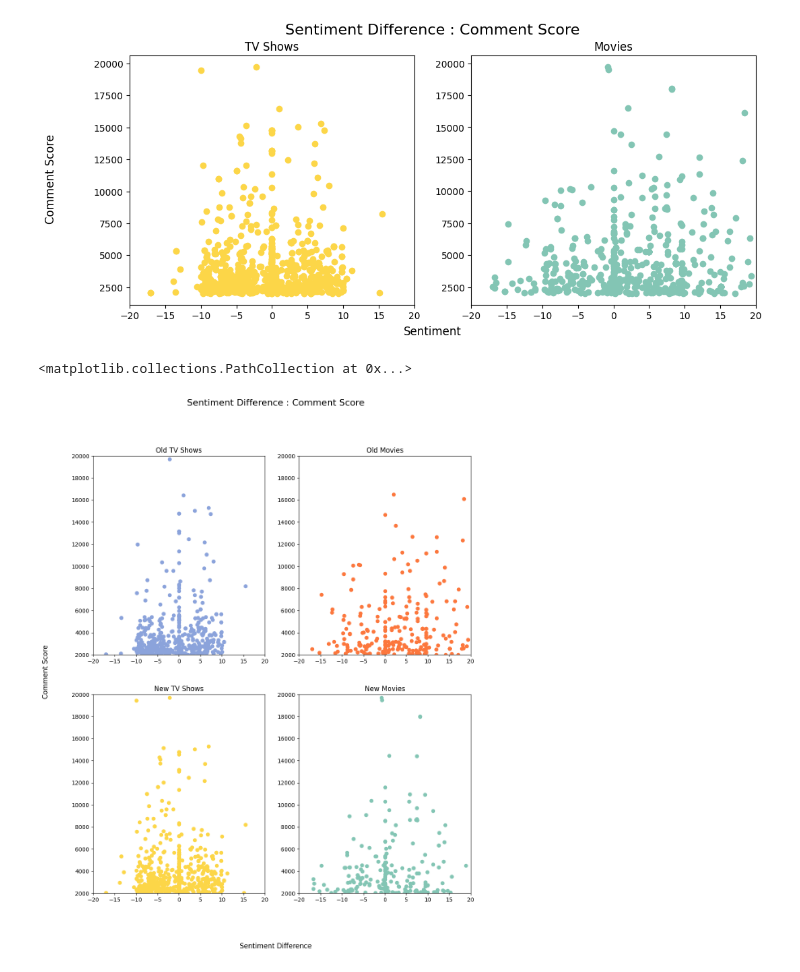
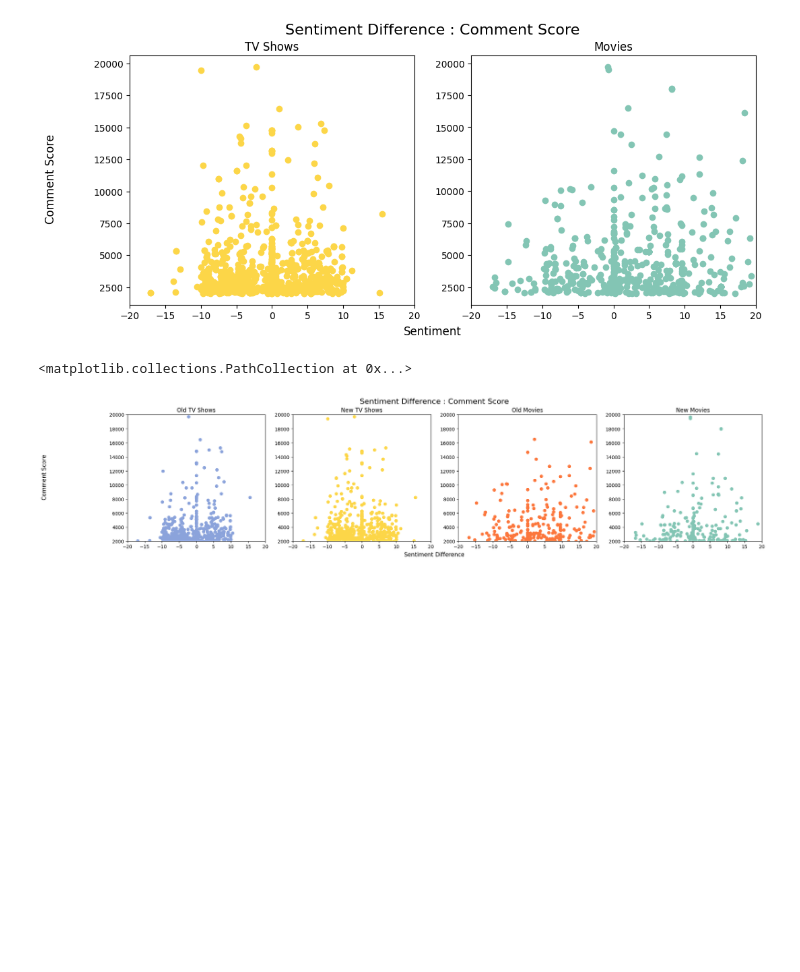
Before and after one commit to lildome/Prof_Hacks_2023_Stuff, a Jupyter notebook: data_vis_post_v_comment.ipynb, the cells around one changed output. Cells and saved outputs as stored; diff of their text form; code cells hidden in the pictures; blank space fills up the shorter version.

Commit message:
modified a plot to better fit the presentation

```diff
--- a/data_vis_post_v_comment.ipynb
+++ b/data_vis_post_v_comment.ipynb
@@ -278,30 +278,29 @@ for collection in old_tv:
 # %%
 old_tv_sent_dif = [10 * x for x in old_tv_sent_dif]
 new_tv_sent_dif = [10 * x for x in new_tv_sent_dif]
 old_movie_sent_dif = [10 * x for x in old_movie_sent_dif]
 new_movie_sent_dif = [10 * x for x in new_movie_sent_dif]
-fig, ax = plt.subplots(2, 2)
-fig.set_figwidth(12)
-fig.set_figheight(14)
+fig, ax = plt.subplots(1, 4)
+fig.set_figwidth(24)
 fig.suptitle("Sentiment Difference : Comment Score", fontsize = 16)
 fig.supxlabel("Sentiment Difference")
 fig.supylabel("Comment Score")
-ax[0, 0].set_xlim(-20.0, 20.0)
-ax[0, 0].set_ylim(2000, 20000)
-ax[0, 0].set_title("Old TV Shows")
-ax[1, 1].set_xlim(-20.0, 20.0)
-ax[1, 1].set_ylim(2000, 20000)
-ax[1, 1].set_title("New Movies")
-ax[1, 0].set_xlim(-20.0, 20.0)
-ax[1, 0].set_ylim(2000, 20000)
-ax[1, 0].set_title("New TV Shows")
-ax[0, 1].set_xlim(-20.0, 20.0)
-ax[0, 1].set_ylim(2000, 20000)
-ax[0, 1].set_title("Old Movies")
-ax[0, 0].scatter(old_tv_sent_dif, old_tv_dif_scores, color = color1)
-ax[0, 1].scatter(old_movie_sent_dif, old_movie_dif_scores, color = color2)
-ax[1, 0].scatter(new_tv_sent_dif, new_tv_dif_scores, color = color3)
-ax[1, 1].scatter(new_movie_sent_dif, new_movie_dif_scores, color = color4)
+ax[0].set_xlim(-20.0, 20.0)
+ax[0].set_ylim(2000, 20000)
+ax[0].set_title("Old TV Shows")
+ax[3].set_xlim(-20.0, 20.0)
+ax[3].set_ylim(2000, 20000)
+ax[3].set_title("New Movies")
+ax[1].set_xlim(-20.0, 20.0)
+ax[1].set_ylim(2000, 20000)
+ax[1].set_title("New TV Shows")
+ax[2].set_xlim(-20.0, 20.0)
+ax[2].set_ylim(2000, 20000)
+ax[2].set_title("Old Movies")
+ax[0].scatter(old_tv_sent_dif, old_tv_dif_scores, color = color1)
+ax[2].scatter(old_movie_sent_dif, old_movie_dif_scores, color = color2)
+ax[1].scatter(new_tv_sent_dif, new_tv_dif_scores, color = color3)
+ax[3].scatter(new_movie_sent_dif, new_movie_dif_scores, color = color4)
 # %% [output]
 <matplotlib.collections.PathCollection at 0x...>
-[figure, old version]
+[figure, new version]
```
Also changed, not shown: 1 other file.
